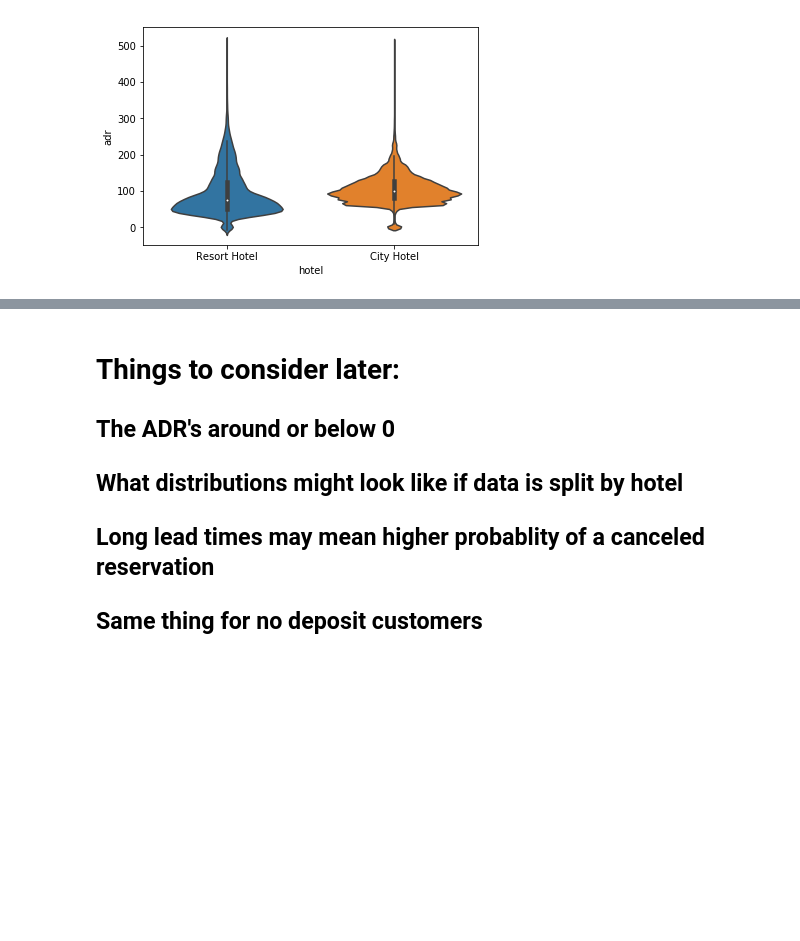
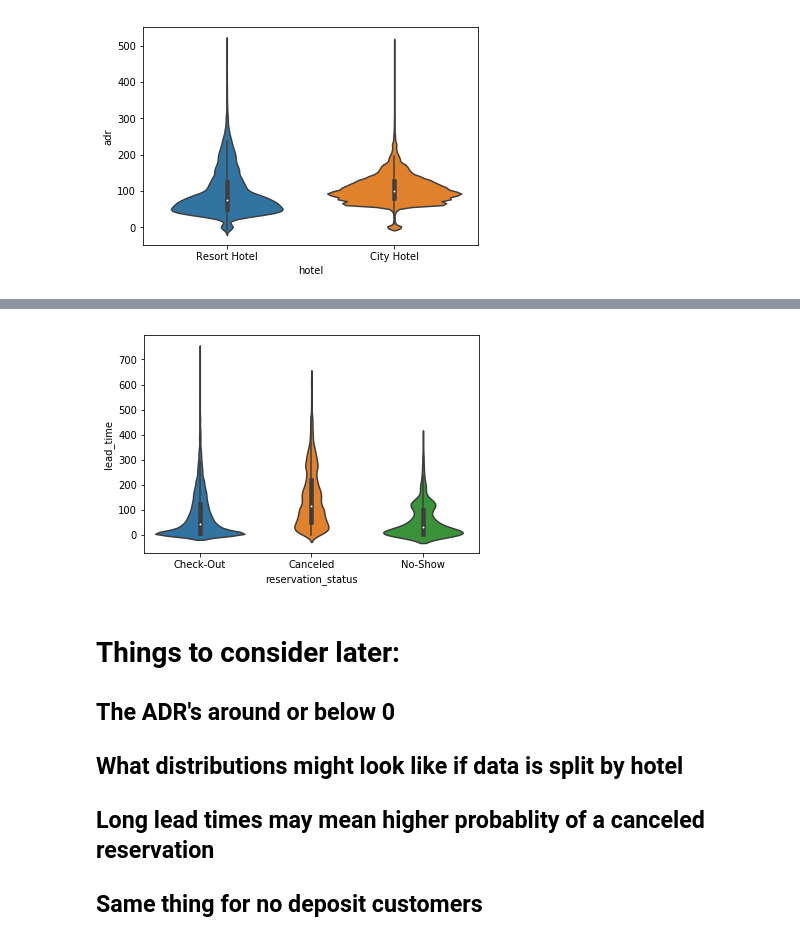
Before and after one commit to josephburton06/Hotel-Bookings, a Jupyter notebook: hotel_bookings.ipynb, the cells around one changed output, grey strips where cells are left out. Drawn from its saved outputs; the diff is of its cells as text; code cells hidden in the pictures; blank space fills up the shorter version.

Commit message:
Add cancel plot

```diff
--- a/hotel_bookings.ipynb
+++ b/hotel_bookings.ipynb
@@ -321,3 +325,7 @@ ax = sns.violinplot(x="hotel", y="adr", data=df[df['adr']<5000])
+# %%
+ax = sns.violinplot(x="reservation_status", y="lead_time", data=df[df['adr']<5000])
+# %% [output]
+[figure, added]
 # %% [markdown]
 # Things to consider later:
 ## The ADR's around or below 0
```
Also changed, not shown: parts of 2 cells of this notebook.
